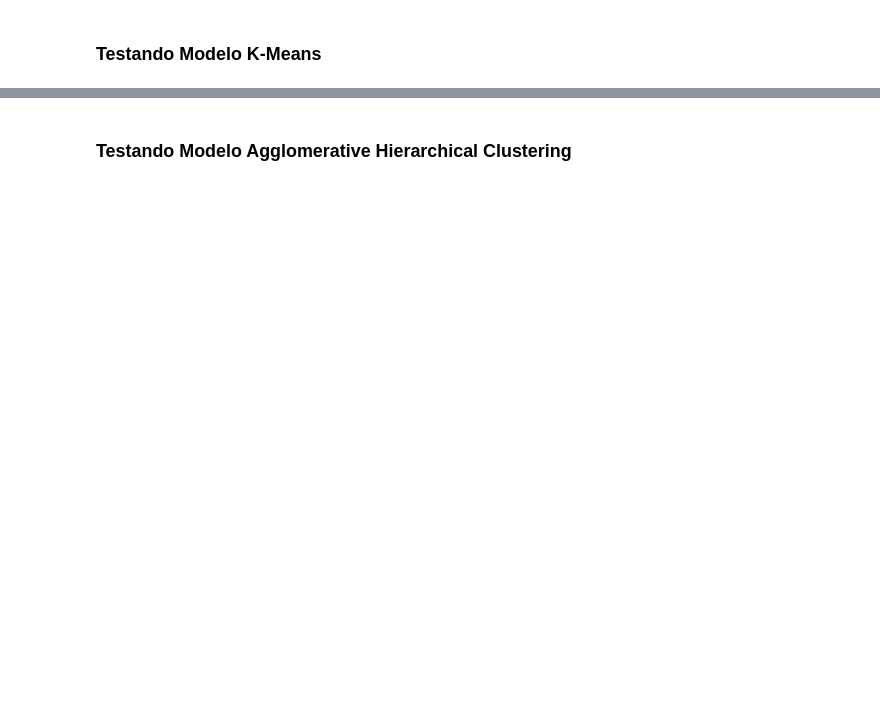
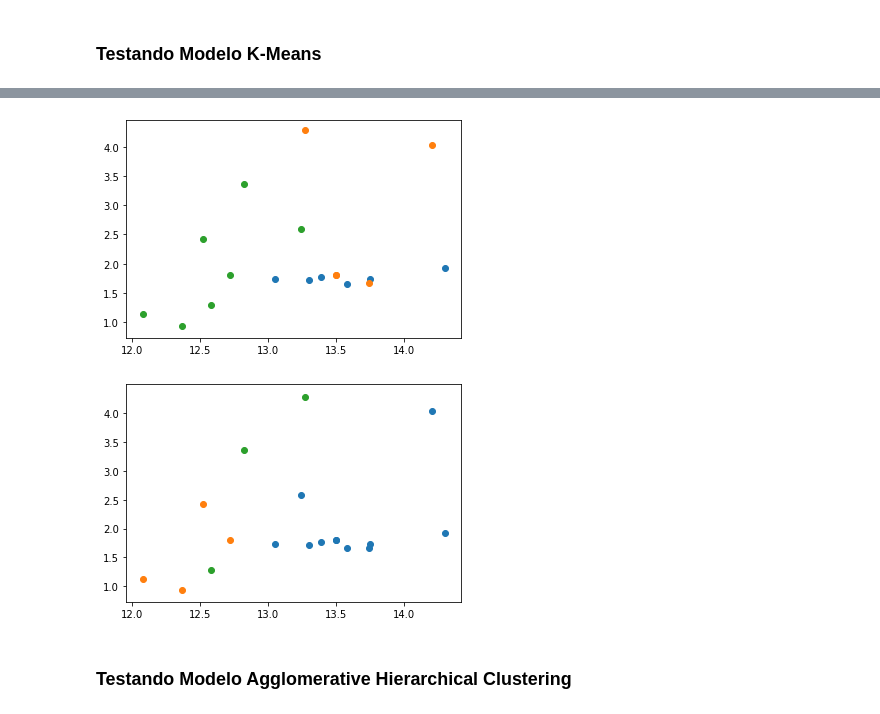
Before and after one commit to miguelguida/mc886, a Jupyter notebook: projeto1_174847_171043.ipynb, the cells around one changed output, grey strips where cells are left out. Saved outputs shown, nothing was run; the diff lists cells and outputs as text; code cells hidden in the pictures; blank space fills up the shorter version.

```diff
--- a/projeto1_174847_171043.ipynb
+++ b/projeto1_174847_171043.ipynb
@@ -169,6 +169,14 @@ def plotCluster(clusterMap):
 
         plt.scatter(array[:,0], array[:,1])
     plt.show()
+
+def plotGroundTruth(k, X, Y):
+    resClusterMap = {}
+    for i in range(k):
+        resClusterMap[i] = []
+    for i in range(len(Y)):
+        resClusterMap[Y[i][0]].append(X[i])
+    plotCluster(resClusterMap)
 
 # funcao para exibir os pontos que são centroides
 def printCentroids(k, centroids):
@@ -569,6 +575,10 @@ kmeans(3,X_teste, 10, 'test', X_centroids)
 # %%
 kmeans(3,W_teste, 10, 'test', W_centroids)
 #aqui podemos calcular a taxa de acerto do modelo
+plotGroundTruth(3, W_teste, W_teste_y)
+# %% [output]
+[figure, added]
+[figure, added]
 # %% [markdown]
 ### Testando Modelo Agglomerative Hierarchical Clustering
 # %%
```
Also changed, not shown: parts of 16 cells of this notebook.
